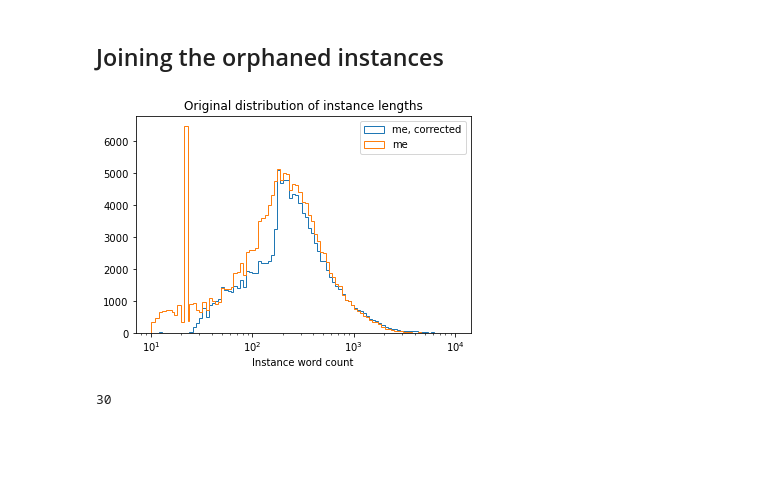
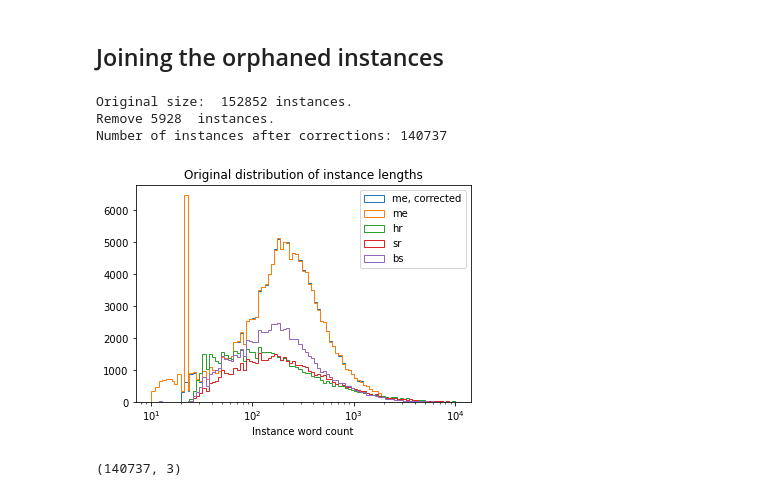
Before and after one commit to 5roop/task4, a Jupyter notebook: 19_correcting_ME_dataset.ipynb, the cells around one changed output. Saved outputs shown, nothing was run; the diff lists cells and outputs as text; code cells hidden in the pictures; blank space fills up the shorter version.

Commit message:
Redo ME corrections

```diff
--- a/19_correcting_ME_dataset.ipynb
+++ b/19_correcting_ME_dataset.ipynb
@@ -67,40 +66,50 @@ for file, lang in zip(files, langs):
     labels.extend([lang] * len_cur_texts)
 
 medf = pd.DataFrame(data={"text": texts, "labels": labels})
+print("Original size: ", medf.shape[0], "instances.")
+print("Remove",medf.text.str.contains("   pogledano   puta   put promjenjen ").sum(), " instances.")
+medf = medf.loc[~medf.text.str.contains("   pogledano   puta   put promjenjen "),:].reset_index(drop=True)
 def count_words(instance: str) -> int:
     return len(instance.split(" "))
-medf["wc"] = train.text.apply(count_words)
+medf["wc"] = medf.text.apply(count_words)
 
 
-c = medf.wc < 170
+c = medf.wc < 20
 
-indices_to_correct = medf.loc[c1&c2, :].index.values
+indices_to_correct = medf.loc[c, :].index.values
 for i in indices_to_correct:
-    row = medf.iloc[i, :]
-    short_text = row.text
-    neighbour_text = medf.iloc[i+1, :].text
-    medf.iloc[i+1, 0] = neighbour_text + " " + short_text
+    try:
+        row = medf.iloc[i, :]
+        short_text = row.text
+        neighbour_text = medf.iloc[i+1, :].text
+        medf.iloc[i+1, 0] = neighbour_text + " " + short_text
+    except IndexError:
+        row = medf.iloc[i, :]
+        short_text = row.text
+        neighbour_text = medf.iloc[0, :].text
+        medf.iloc[0, 0] = neighbour_text + " " + short_text
 
 medf.drop(indices_to_correct, inplace=True)
-medf["wc"] = train.text.apply(count_words)
+medf["wc"] = medf.text.apply(count_words)
+print(f"Number of instances after corrections: {medf.shape[0]}")
+# %% [output]
+Original size:  152852 instances.
+Remove 5928  instances.
+Number of instances after corrections: 140737
 # %%
 plt.hist(medf.wc, histtype="step",
             bins=np.logspace(1, 4, num=100, dtype=int),
             label="me, corrected")
-for l in ["me"]:
+for l in ["me", "hr", "sr", "bs"]:
     subset = train.loc[train.labels == l, :]
     plt.hist(subset.wc, label=l, histtype="step",
             bins=np.logspace(1, 4, num=100, dtype=int))
 plt.legend()
 plt.semilogx()
 plt.title("Original distribution of instance lengths")
 plt.xlabel("Instance word count")
-plt.savefig("images/19_word_count_distribution_comparison.png")
+plt.savefig("images/19_word_count_distribution_comparison_2.png")
 plt.show()
 # %% [output]
-[figure, old version]
+[figure, new version]
-# %%
-medf.iloc[0, 2]
-# %% [output]
-30
 # %%
@@ -109,3 +118,7 @@ content = "\n\n".join(medf.text.tolist())
 # %%
 with open(target_file, "w") as f:
     f.write(content)
+# %%
+medf.shape
+# %% [output]
+(140737, 3)
```
Also changed, not shown: parts of 4 cells of this notebook, 1 other file.
